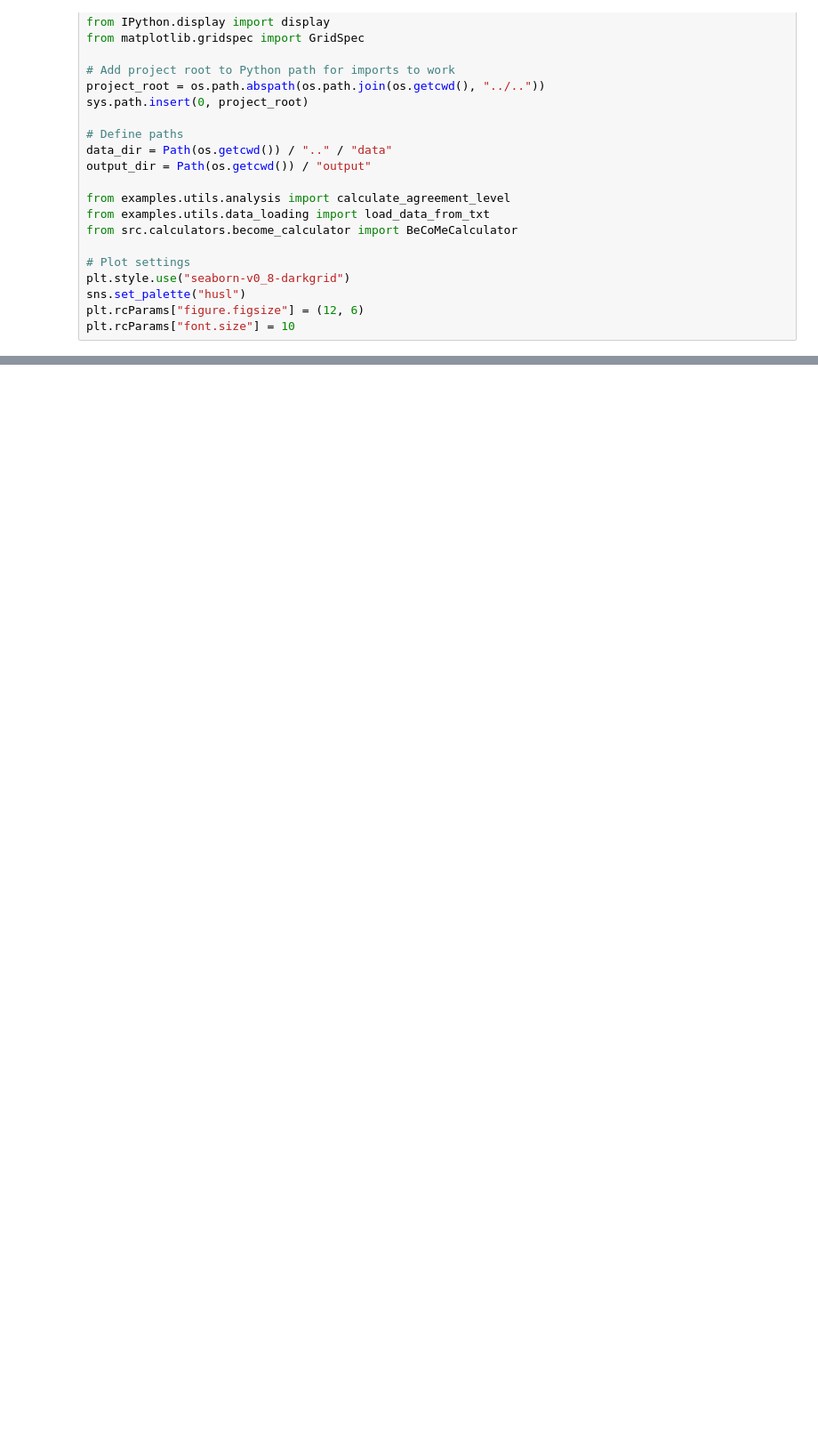
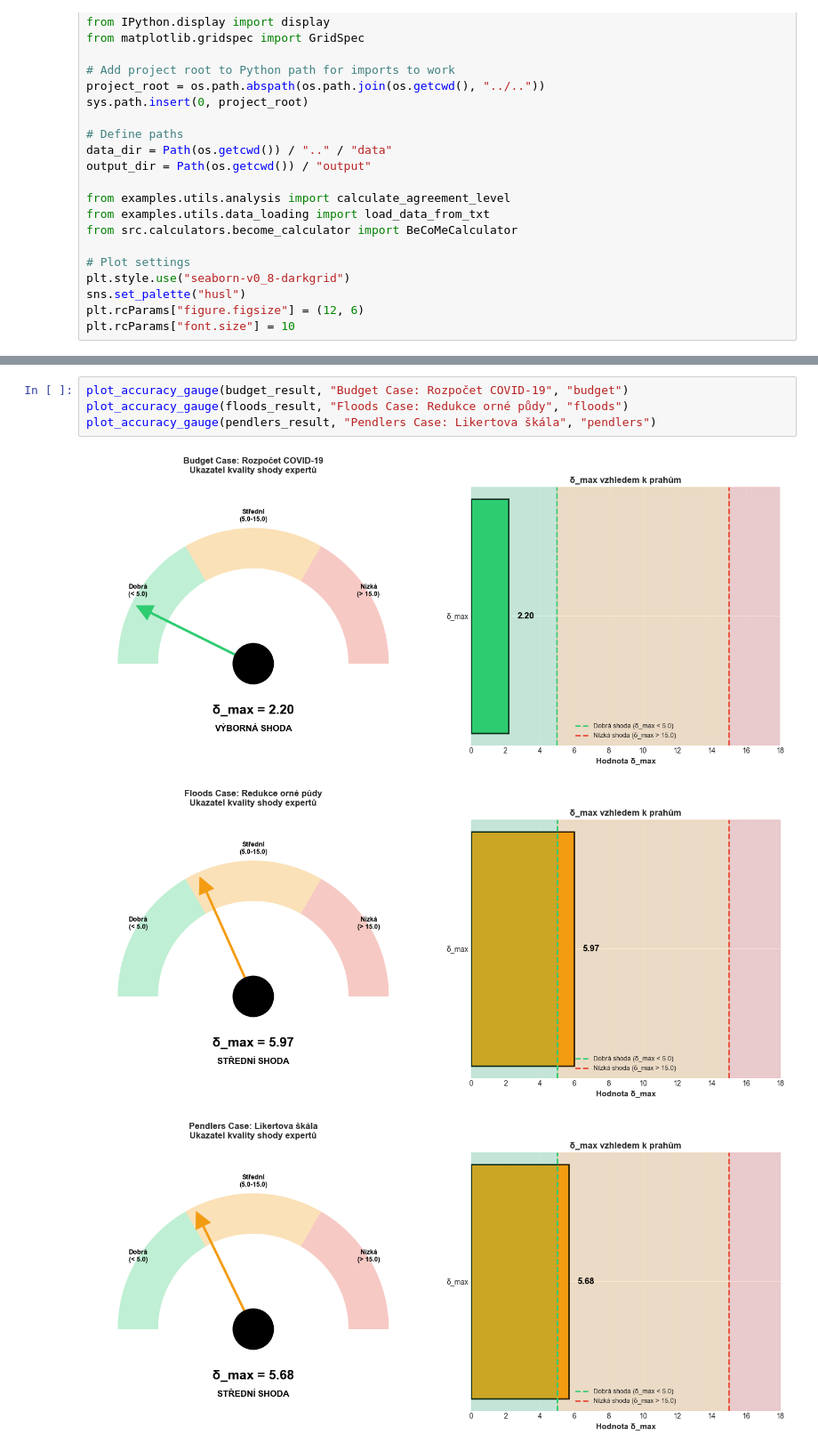
Before and after one commit to caitlon/BeCoMe, a Jupyter notebook: examples/visualizations/visualize_become.ipynb, the cells around one changed output, grey strips where cells are left out. Shown at 89% size. Saved outputs shown, nothing was run; the diff lists cells and outputs as text; blank space fills up the shorter version.

```diff
--- a/examples/visualizations/visualize_become.ipynb
+++ b/examples/visualizations/visualize_become.ipynb
@@ -2392,0 +542,8 @@ The key lesson across all cases: **Numbers provide answers, but visualizations p
+# %%
+plot_accuracy_gauge(budget_result, "Budget Case: Rozpočet COVID-19", "budget")
+plot_accuracy_gauge(floods_result, "Floods Case: Redukce orné půdy", "floods")
+plot_accuracy_gauge(pendlers_result, "Pendlers Case: Likertova škála", "pendlers")
+# %% [output]
+[figure, added]
+[figure, added]
+[figure, added]
```
Also changed, not shown: parts of 66 cells of this notebook, 10 other files.
